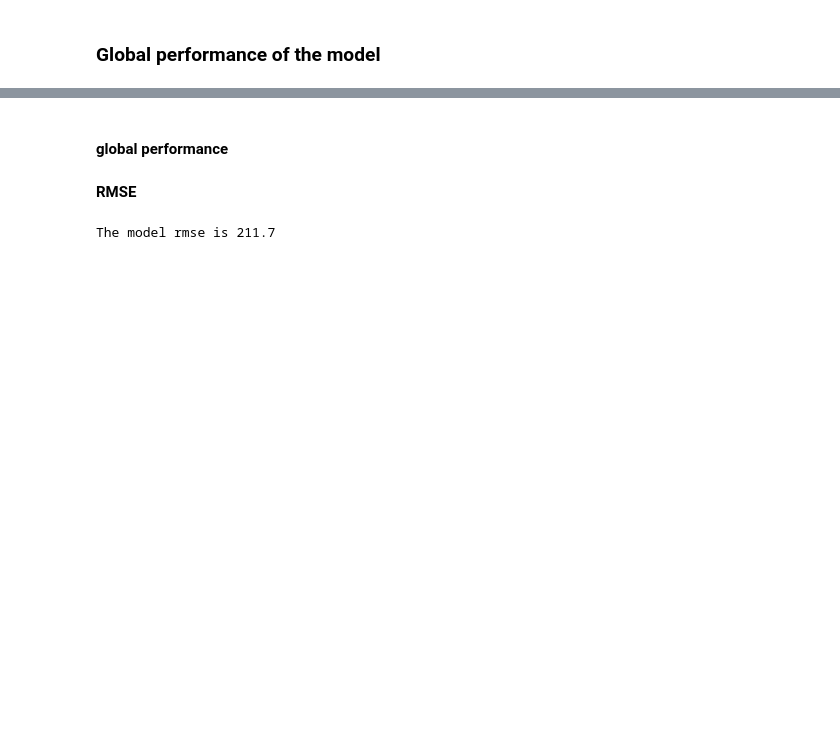
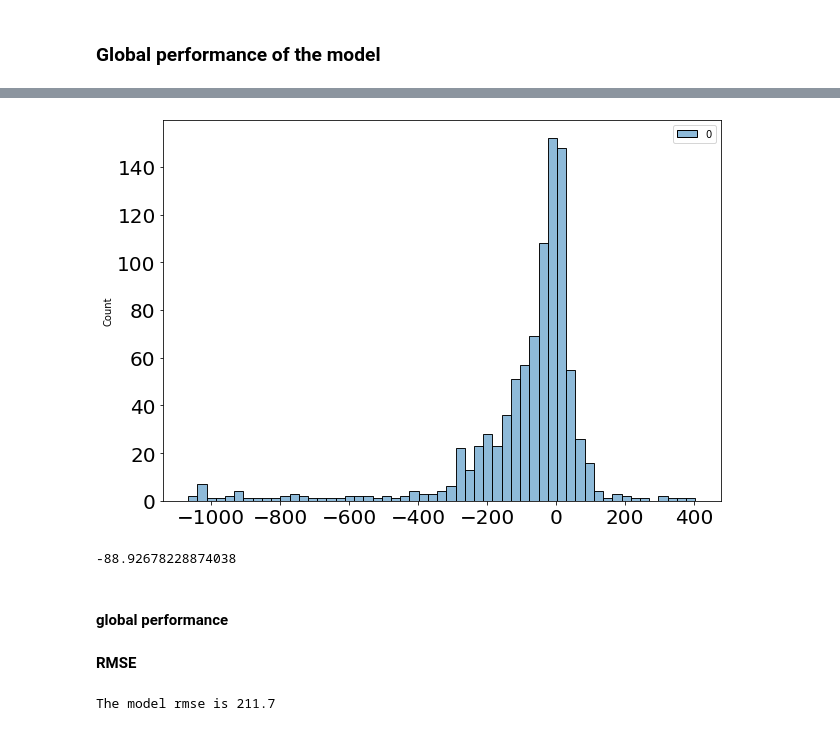
Before and after one commit to RomainJupille/BatteryProject, a Jupyter notebook: notebooks/06_model_two_results.ipynb, the cells around one changed output, grey strips where cells are left out. Cells and saved outputs as stored; diff of their text form; code cells hidden in the pictures; blank space fills up the shorter version.

```diff
--- a/notebooks/06_model_two_results.ipynb
+++ b/notebooks/06_model_two_results.ipynb
@@ -213,3 +248,15 @@ Model error: 590
+# %%
+y_ecart = y_pred  - y_true
+
+fig, axs = plt.subplots(figsize=(10,7))
+sns.histplot(y_ecart, ax = axs)
+axs.tick_params(axis='both', which='major', labelsize=20);
+# %% [output]
+[figure, added]
+# %%
+y_ecart.mean()
+# %% [output]
+-88.92678228874038
 # %% [markdown]
 #### global performance
 # %% [markdown]
```
Also changed, not shown: parts of 9 cells of this notebook, 7 other files.
